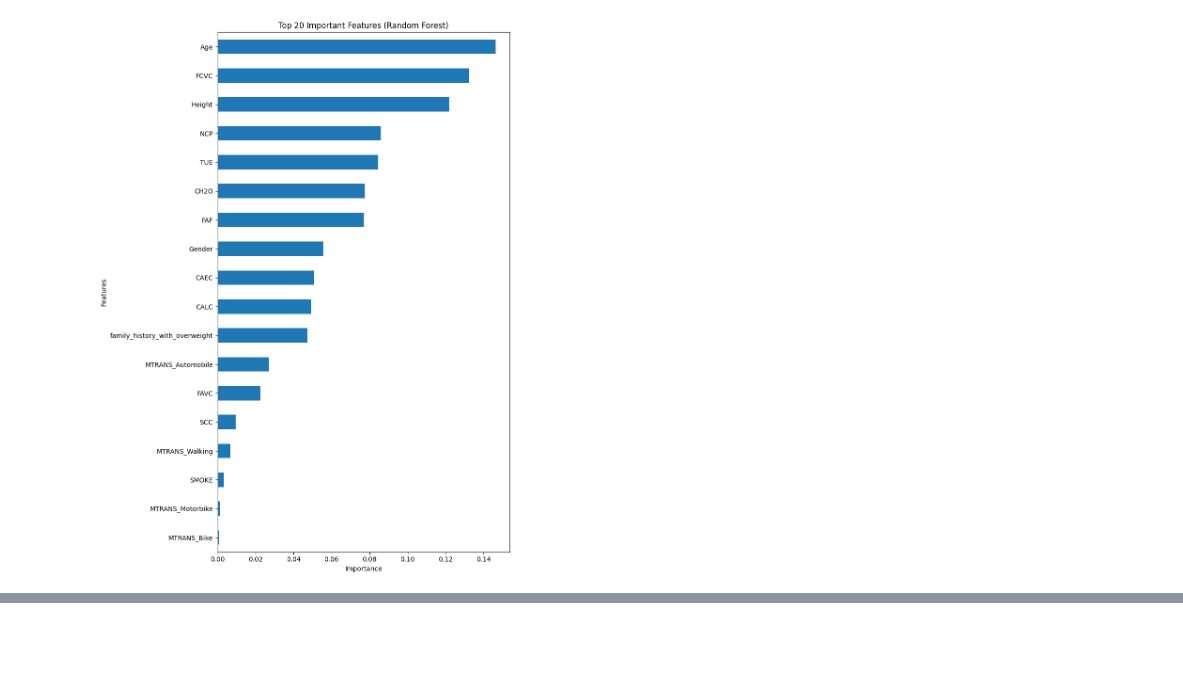
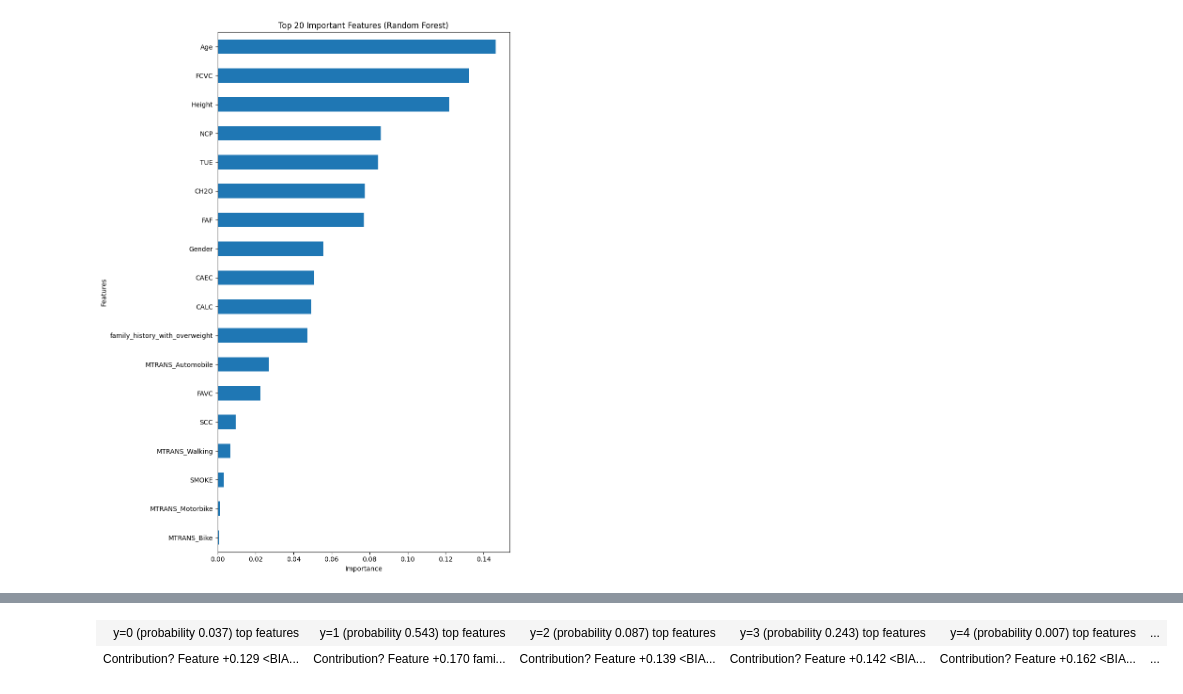
Before and after one commit to taed2-2526q1-gced-upc/TAED2-SmartHealth.AI, a Jupyter notebook: Obesity_data.ipynb, the cells around one changed output, grey strips where cells are left out. Saved outputs shown, nothing was run; the diff lists cells and outputs as text; code cells hidden in the pictures; blank space fills up the shorter version.

```diff
--- a/Obesity_data.ipynb
+++ b/Obesity_data.ipynb
@@ -258,0 +332,9 @@ Feature importances saved to 'feature_importances.png'
+# %%
+import eli5
+from eli5.sklearn import PermutationImportance
+
+# Show explanation for the new person
+eli5.show_prediction(optimal_model, new_encoded.iloc[0], feature_names=X_train.columns.tolist())
+# %% [output]
+| y=0 (probability 0.037) top features | y=1 (probability 0.543) top features | y=2 (probability 0.087) top features | y=3 (probability 0.243) top features | y=4 (probability 0.007) top features | ... |
+| Contribution? Feature +0.129 <BIA... | Contribution? Feature +0.170 fami... | Contribution? Feature +0.139 <BIA... | Contribution? Feature +0.142 <BIA... | Contribution? Feature +0.162 <BIA... | ... |
```
Also changed, not shown: parts of 5 cells of this notebook, 6 other files.
